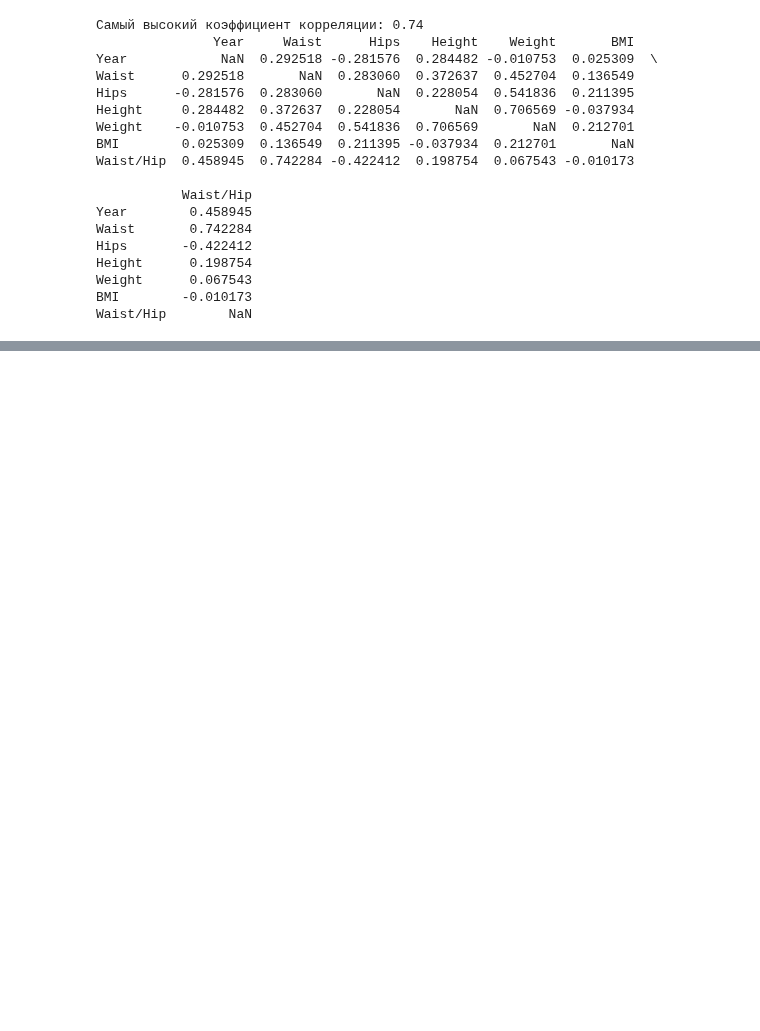
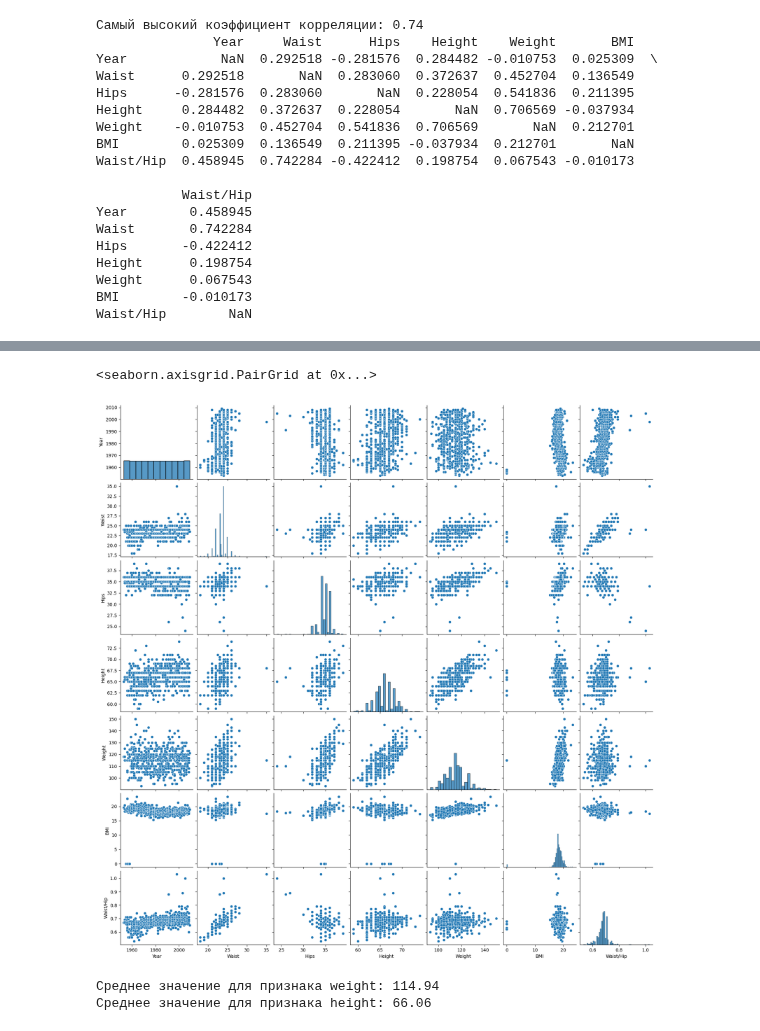
Before and after one commit to DenisMaltsev76/DM_76, a Jupyter notebook: Skillfactory/EDA-2. Математическая статистика в контексте EDA/unit_check_up.ipynb, the cells around one changed output, grey strips where cells are left out. Drawn from its saved outputs; the diff is of its cells as text; code cells hidden in the pictures; blank space fills up the shorter version.

```diff
--- a/Skillfactory/EDA-2. Математическая статистика в контексте EDA/unit_check_up.ipynb
+++ b/Skillfactory/EDA-2. Математическая статистика в контексте EDA/unit_check_up.ipynb
@@ -221,0 +239,28 @@ Waist/Hip        NaN
+# %%
+sns.pairplot(df_copy)
+# %% [output]
+<seaborn.axisgrid.PairGrid at 0x...>
+[figure, added]
+# %%
+# Извлечь столбец "weight" в список
+weight = df_copy['Weight'].tolist()
+
+# Рассчитать среднее значение для признака weight
+mean_weight = statistics.mean(weight)
+
+# Извлечь столбец "height" в список
+height = df_copy['Height'].tolist()
+
+# Рассчитать среднее значение для признака height
+mean_height = statistics.mean(height)
+
+# Округлить результаты до сотых
+rounded_mean_weight = round(mean_weight, 2)
+rounded_mean_height = round(mean_height, 2)
+
+# Вывести результаты
+print("Среднее значение для признака weight:", rounded_mean_weight)
+print("Среднее значение для признака height:", rounded_mean_height)
+# %% [output]
+Среднее значение для признака weight: 114.94
+Среднее значение для признака height: 66.06
```
Also changed, not shown: parts of 4 cells of this notebook.
